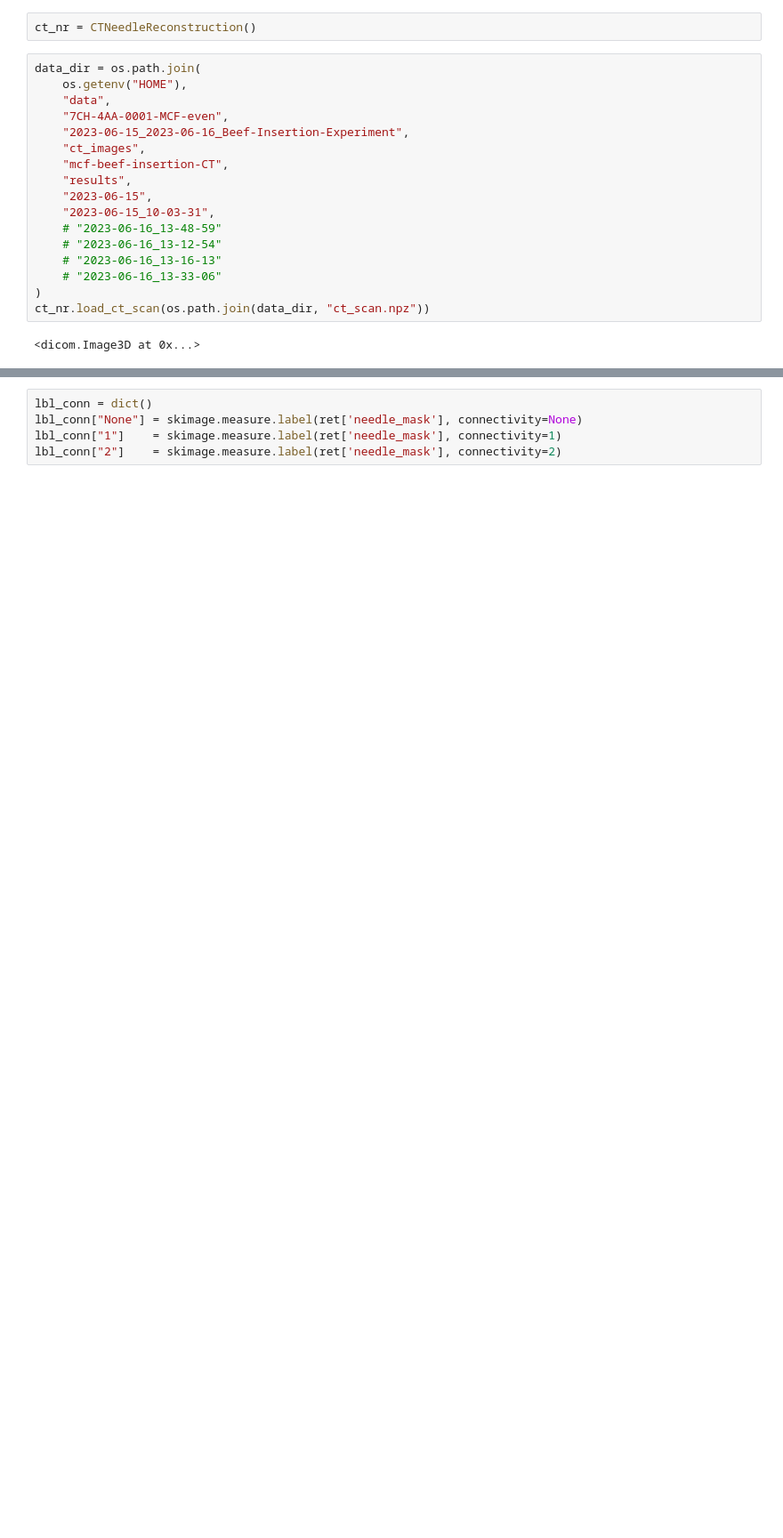
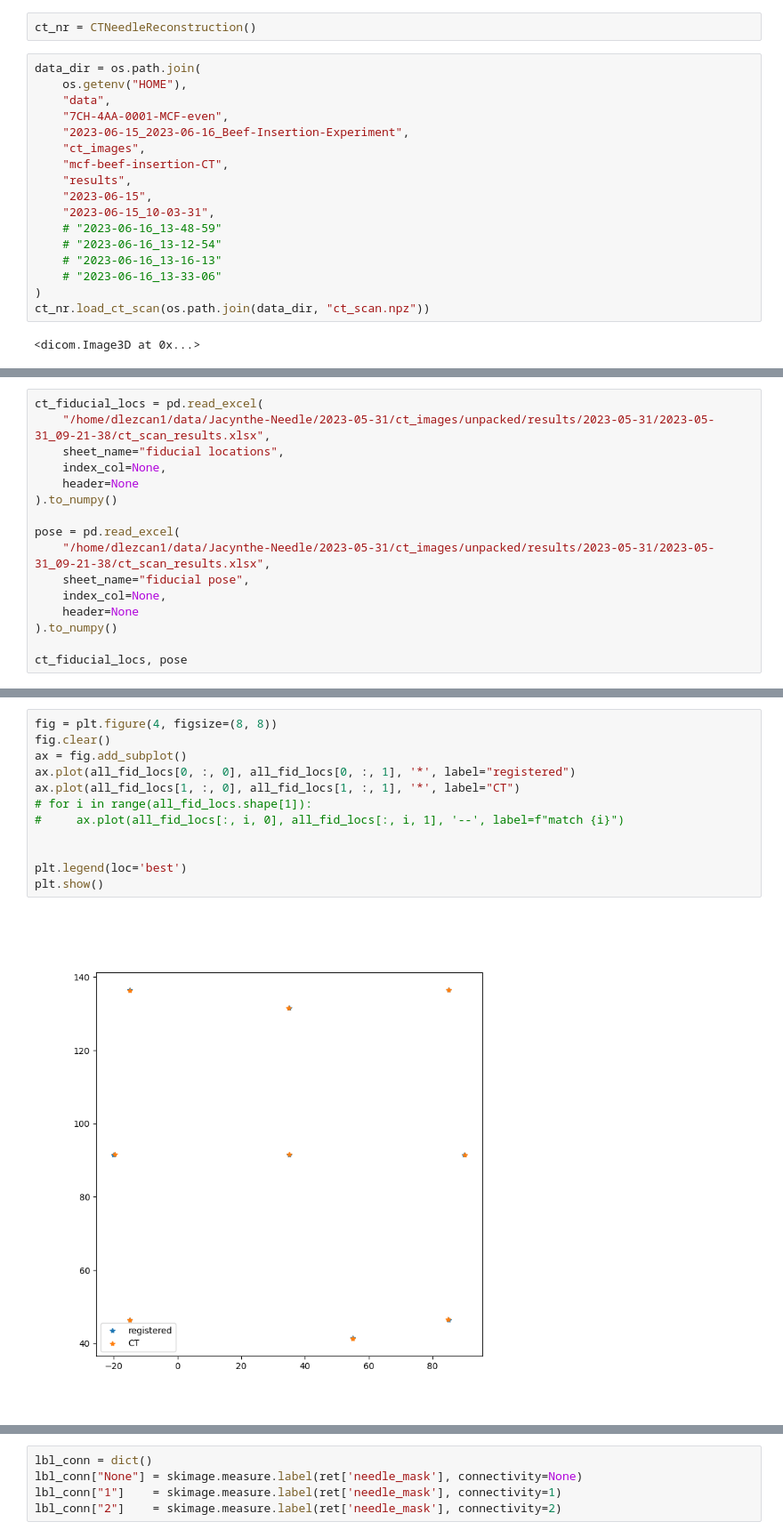
Before and after one commit to dlezcan1/AMIRo-cv, a Jupyter notebook: src/CTNeedleShape.ipynb, the cells around one changed output, grey strips where cells are left out. Shown: that part at 89% size. Saved outputs shown, nothing was run; the diff lists cells and outputs as text; blank space fills up the shorter version.

```diff
--- a/src/CTNeedleShape.ipynb
+++ b/src/CTNeedleShape.ipynb
@@ -248,0 +260,16 @@ Saved CT reconstruction options to: /home/dlezcan1/data/7CH-4AA-0001-MCF-even/20
+# %%
+ct_fiducial_locs = pd.read_excel(
+    "/home/dlezcan1/data/Jacynthe-Needle/2023-05-31/ct_images/unpacked/results/2023-05-31/2023-05-31_09-21-38/ct_scan_results.xlsx",
+    sheet_name="fiducial locations",
+    index_col=None,
+    header=None
+).to_numpy()
+
+pose = pd.read_excel(
+    "/home/dlezcan1/data/Jacynthe-Needle/2023-05-31/ct_images/unpacked/results/2023-05-31/2023-05-31_09-21-38/ct_scan_results.xlsx",
+    sheet_name="fiducial pose",
+    index_col=None,
+    header=None
+).to_numpy()
+
+ct_fiducial_locs, pose
@@ -249,3 +382,17 @@ Saved CT reconstruction options to: /home/dlezcan1/data/7CH-4AA-0001-MCF-even/20
+# %%
+fig = plt.figure(4, figsize=(8, 8))
+fig.clear()
+ax = fig.add_subplot()
+ax.plot(all_fid_locs[0, :, 0], all_fid_locs[0, :, 1], '*', label="registered")
+ax.plot(all_fid_locs[1, :, 0], all_fid_locs[1, :, 1], '*', label="CT")
+# for i in range(all_fid_locs.shape[1]):
+#     ax.plot(all_fid_locs[:, i, 0], all_fid_locs[:, i, 1], '--', label=f"match {i}")
+
+
+plt.legend(loc='best')
+plt.show()
+# %% [output]
+[figure, added]
 # %%
 # ct_nr.options.roi_needle.top_left[0] = 10
 plt.close("all")
```
Also changed, not shown: parts of 18 cells of this notebook, 2 other files.
